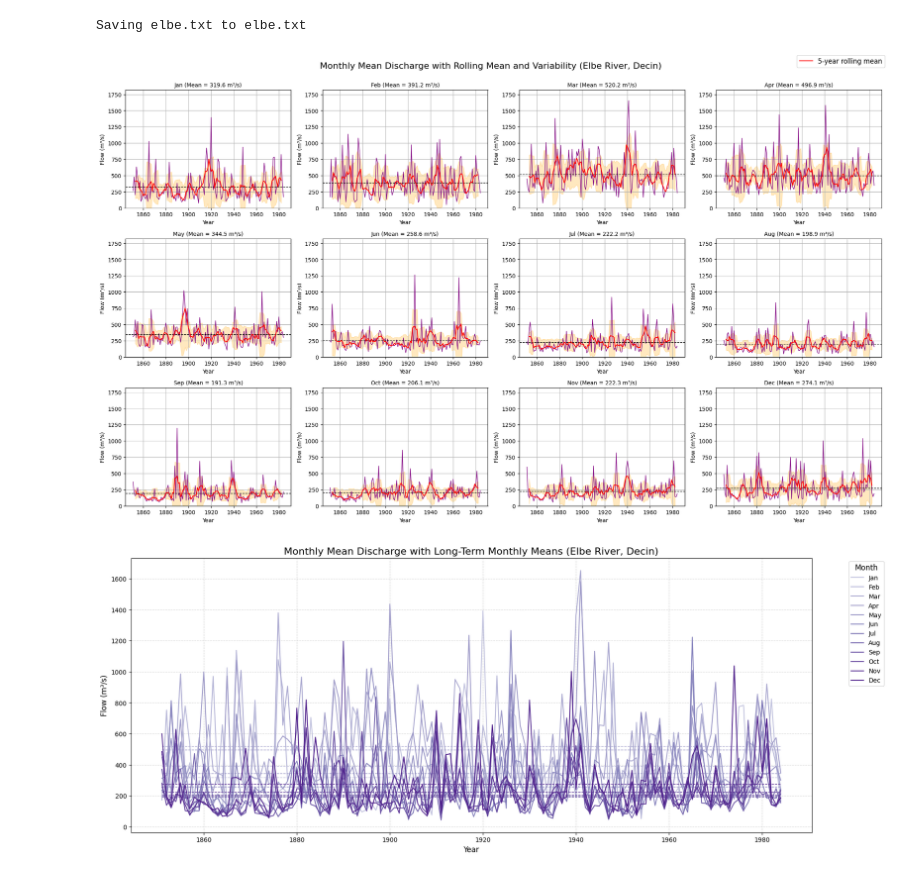
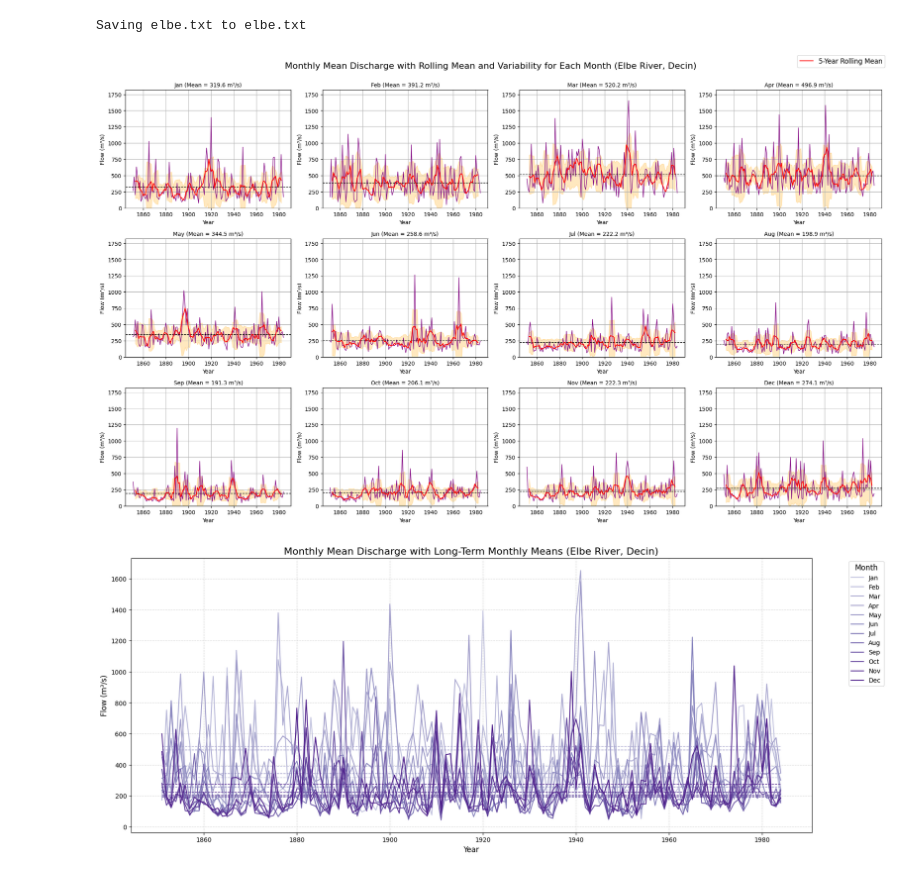
Before and after one commit to Shinyhunter95/Project-6070, a Jupyter notebook: Project_6070.ipynb, the cells around one changed output. Saved outputs shown, nothing was run; the diff lists cells and outputs as text; code cells hidden in the pictures.

```diff
--- a/Project_6070.ipynb
+++ b/Project_6070.ipynb
@@ -61,42 +61,42 @@ for idx, month in enumerate(months):
 
     # Compute and plot rolling mean
     rolling_mean = data.rolling(window=window, center=True).mean()
-    axes[idx].plot(df["Year"], rolling_mean, color='red', linewidth=1.5, label=f'{window}-year rolling mean')
+    axes[idx].plot(df["Year"], rolling_mean, color='red', linewidth=1.5, label=f'{window}-Year Rolling Mean')
 
     # Compute and shade rolling std deviation
     rolling_std = data.rolling(window=window, center=True).std()
     axes[idx].fill_between(
         df["Year"],
         avg[idx] - rolling_std,
         avg[idx] + rolling_std,
         color='orange',
         alpha=0.25
     )
 
     # Subplot title including mean
     axes[idx].set_title(f"{month} (Mean = {avg[idx]:.1f} m³/s)", fontsize=10)
 
     # Axis labels
     axes[idx].set_xlabel("Year")
     axes[idx].set_ylabel("Flow (m³/s)")
     axes[idx].grid(True)
 
     # Uniform y-axis for easier seasonal comparison
     axes[idx].set_ylim(0, max(df[months].max()) * 1.1)
 
 # Adjust layout
 plt.tight_layout(rect=[0, 0, 1, 0.95])
 
 # Main figure title
-plt.suptitle("Monthly Mean Discharge with Rolling Mean and Variability (Elbe River, Decin)", fontsize=16)
+plt.suptitle("Monthly Mean Discharge with Rolling Mean and Variability for Each Month (Elbe River, Decin)", fontsize=16)
 
 # Figure-level legend
 handles, labels = axes[0].get_legend_handles_labels()
 fig.legend(handles, labels, loc='upper right', fontsize=12)
 
 plt.show()
 # %% [output]
-[figure, old version]
+[figure, new version]
 # %%
 import matplotlib.pyplot as plt
 import matplotlib.cm as cm
```
Also changed, not shown: parts of 6 cells of this notebook.
